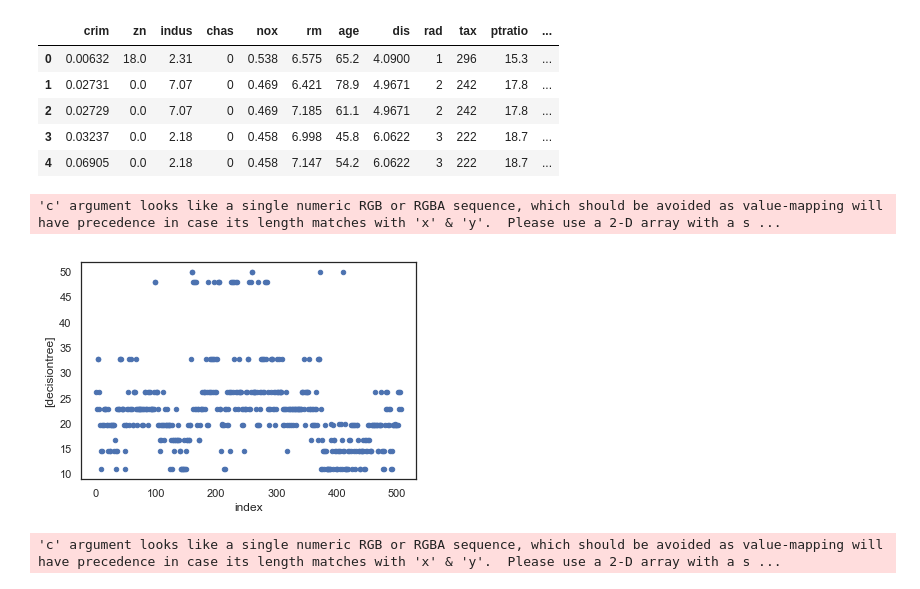
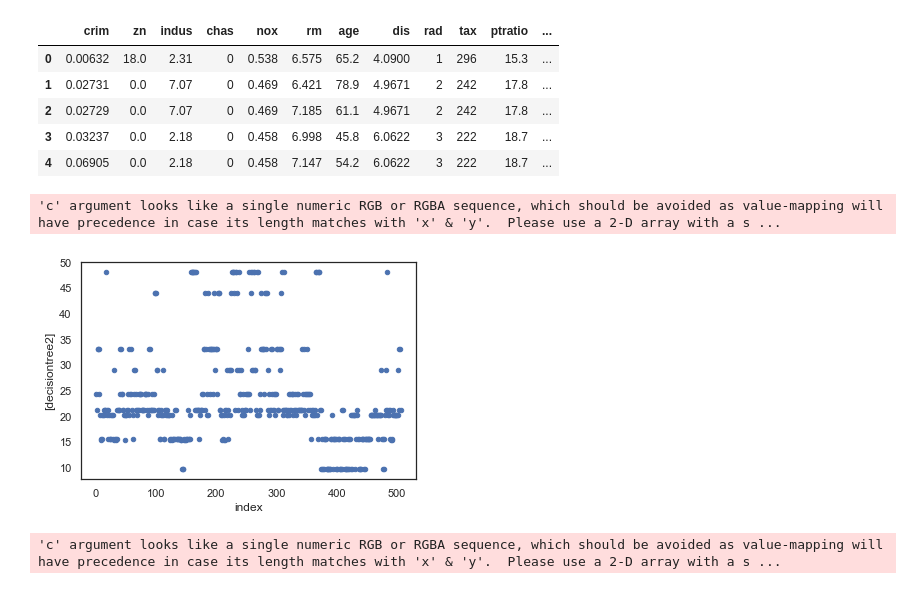
Before and after one commit to olgabradford/machine_learning_python, a Jupyter notebook: 01_08_python_boston_housing_regression.ipynb, the cells around one changed output. Cells and saved outputs as stored; diff of their text form; code cells hidden in the pictures.

```diff
--- a/01_08_python_boston_housing_regression.ipynb
+++ b/01_08_python_boston_housing_regression.ipynb
@@ -482,8 +726,10 @@ def fit_model(X, y):
 ## Optimal Model for Decision Tree
 What is the maximum depth does the optimal model have?
 # %%
+seed = 40
+x_train, x_test, y_train, y_test = train_test_split(features4, prices, test_size=0.2, random_state = seed)
 # Fit the training data to the model using grid search
-reg = fit_model(X_train, y_train)
+reg = fit_model(x_train, y_train)
 
 # Produce the value for 'max_depth'
 print ("Parameter 'max_depth' is {} for the optimal model.".format(reg.get_params()['max_depth']))
@@ -492,15 +738,15 @@ Parameter 'max_depth' is 4 for the optimal model.
 # %%
 from sklearn import metrics #metrics module for accuracy calculations
-dtm1 = DecisionTreeRegressor(max_depth=4,
+dtm1 = DecisionTreeRegressor(max_depth=7,
                            min_samples_split=5,
                            max_leaf_nodes=10)
 dtm2 = DecisionTreeRegressor(max_depth=4,
                            min_samples_split=5,
                            max_leaf_nodes=10)
 
-dtm1.fit(X_train,y_train)
-print("R-Squared on train dataset={}".format(dtm1.score(X_train,y_train)))
+dtm1.fit(x_train,y_train)
+print("R-Squared on train dataset={}".format(dtm1.score(x_train,y_train)))
 
-dtm2.fit(X_test,y_test)
-print("R-Squared on test dataset={}".format(dtm2.score(X_test,y_test)))
+dtm2.fit(x_test,y_test)
+print("R-Squared on test dataset={}".format(dtm2.score(x_test,y_test)))
 # %% [output]
@@ -511,11 +757,11 @@ So, prediction error is about 9% on average. Run decision tree for all dataset a
 # %%
-predictions_dectree = dtm2.predict(features3)
+predictions_dectree = dtm2.predict(features4)
 #print(predictions_dectree)
 # %%
 #add decision tree predictions as a column
 column_values=pd.Series(predictions_dectree)
 
-data.insert(loc=14,column='decisiontree', value=column_values)
+data.insert(loc=14,column='decisiontree2', value=column_values)
 
 #graph1.plot.scatter(x='lstat', y=['medv','dtm'])
 #plt.show()
@@ -532,11 +778,11 @@ data.head(5)
 | 4 | 0.06905 | 0.0 | 2.18 | 0 | 0.458 | 7.147 | 54.2 | 6.0622 | 3 | 222 | 18.7 | ... |
 # %%
 #plot predicted value using decisiontree vs index value
-data.plot.scatter(x='index', y=['decisiontree'])
+data.plot.scatter(x='index', y=['decisiontree2'])
 plt.show()
 # %% [output]
 'c' argument looks like a single numeric RGB or RGBA sequence, which should be avoided as value-mapping will have precedence in case its length matches with 'x' & 'y'.  Please use a 2-D array with a s ...
-[figure, old version]
+[figure, new version]
 # %%
 #plot actual value vs index value
 data.plot.scatter(x='index', y=['medv'])
```
Also changed, not shown: parts of 40 cells of this notebook.
